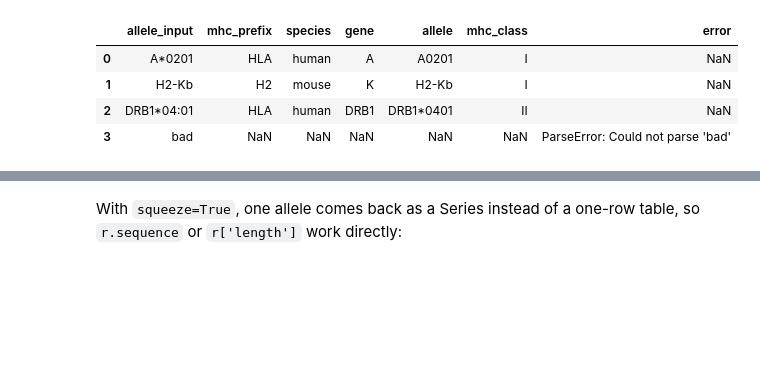
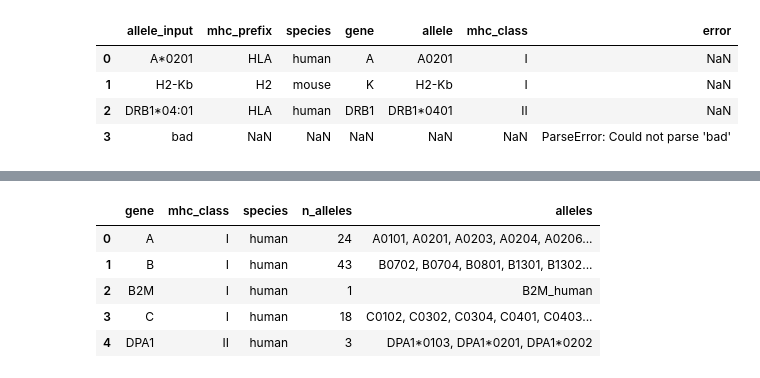
Before and after one commit to akdslab/tcrkit, a Jupyter notebook: notebooks/tcrkit_showcase.ipynb, the cells around one changed output, grey strips where cells are left out. Saved outputs shown, nothing was run; the diff lists cells and outputs as text; code cells hidden in the pictures; blank space fills up the shorter version.

```diff
--- a/notebooks/tcrkit_showcase.ipynb
+++ b/notebooks/tcrkit_showcase.ipynb
@@ -134,6 +133,12 @@ tcrkit.mhc_sequence(['HLA-A*02:01', 'A*0201', 'DRB1*04:01'])
 | 0 | HLA-A*02:01 | A0201 | GSHSMRYFFTSVSRPGRGEPRFIAVGYVDDTQF... | 283 | A | I | human | extracellular | None | ... |
 | 1 | A*0201 | A0201 | GSHSMRYFFTSVSRPGRGEPRFIAVGYVDDTQF... | 283 | A | I | human | extracellular | None | ... |
 | 2 | DRB1*04:01 | DRB1*0401 | GDTRPRFLEQVKHECHFFNGTERVRFLDRYFYH... | 198 | DRB1 | II | human | extracellular | None | ... |
-# %% [markdown]
-With `squeeze=True`, one allele comes back as a Series instead of a one-row table, so
-`r.sequence` or `r['length']` work directly:
+# %%
+tcrkit.list_mhc('genes').head()
+# %% [output]
+|  | gene | mhc_class | species | n_alleles | alleles |
+| 0 | A | I | human | 24 | A0101, A0201, A0203, A0204, A0206... |
+| 1 | B | I | human | 43 | B0702, B0704, B0801, B1301, B1302... |
+| 2 | B2M | I | human | 1 | B2M_human |
+| 3 | C | I | human | 18 | C0102, C0302, C0304, C0401, C0403... |
+| 4 | DPA1 | II | human | 3 | DPA1*0103, DPA1*0201, DPA1*0202 |
```
Also changed, not shown: parts of 42 cells of this notebook, 19 other files.
